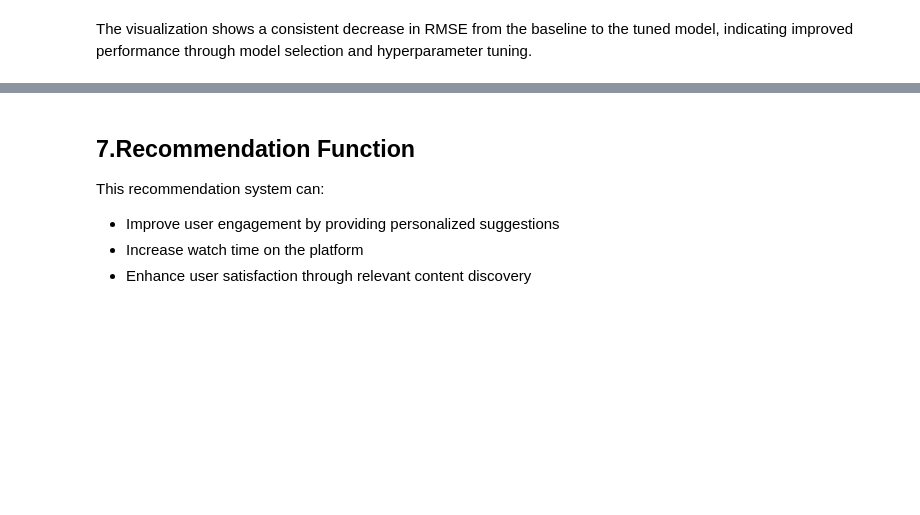
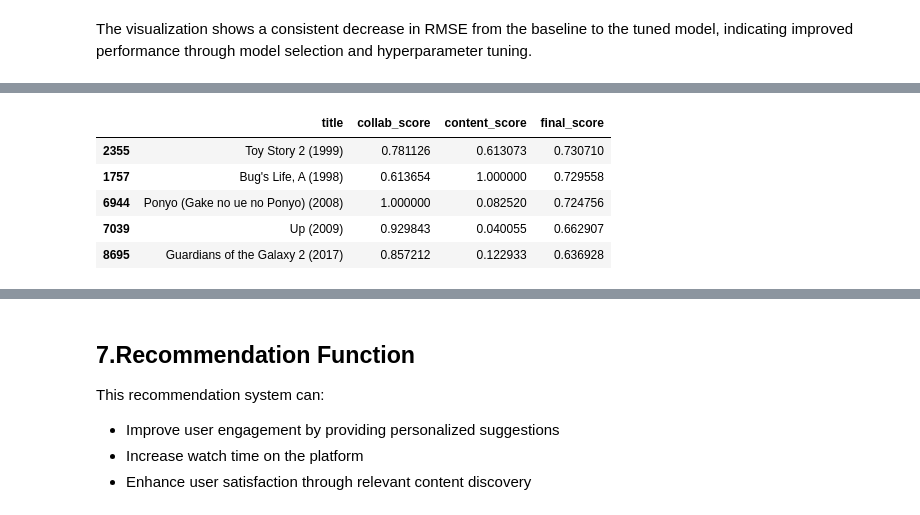
Before and after one commit to Marian-amo/Movies-Recommendation-System-Project, a Jupyter notebook: notebook.ipynb, the cells around one changed output, grey strips where cells are left out. Cells and saved outputs as stored; diff of their text form; code cells hidden in the pictures; blank space fills up the shorter version.

```diff
--- a/notebook.ipynb
+++ b/notebook.ipynb
@@ -630,0 +701,3 @@ selection and hyperparameter tuning.
+# %%
+# Create a mapping of movie titles to indices
+indices = pd.Series(movies_with_tags.index, index=movies_with_tags['title']).drop_duplicates()
@@ -630,0 +773,18 @@ selection and hyperparameter tuning.
+# %%
+#Run Hybrid Recommender
+weighted_hybrid(
+    user_id=1,
+    movie_title="Toy Story (1995)",
+    model=best_model,
+    cosine_sim=cosine_sim,
+    movies_df=movies_with_tags,
+    indices=indices,
+    alpha=0.7
+)
+# %% [output]
+|  | title | collab_score | content_score | final_score |
+| 2355 | Toy Story 2 (1999) | 0.781126 | 0.613073 | 0.730710 |
+| 1757 | Bug's Life, A (1998) | 0.613654 | 1.000000 | 0.729558 |
+| 6944 | Ponyo (Gake no ue no Ponyo) (2008) | 1.000000 | 0.082520 | 0.724756 |
+| 7039 | Up (2009) | 0.929843 | 0.040055 | 0.662907 |
+| 8695 | Guardians of the Galaxy 2 (2017) | 0.857212 | 0.122933 | 0.636928 |
```
Also changed, not shown: parts of 53 cells of this notebook, 1 other file.
